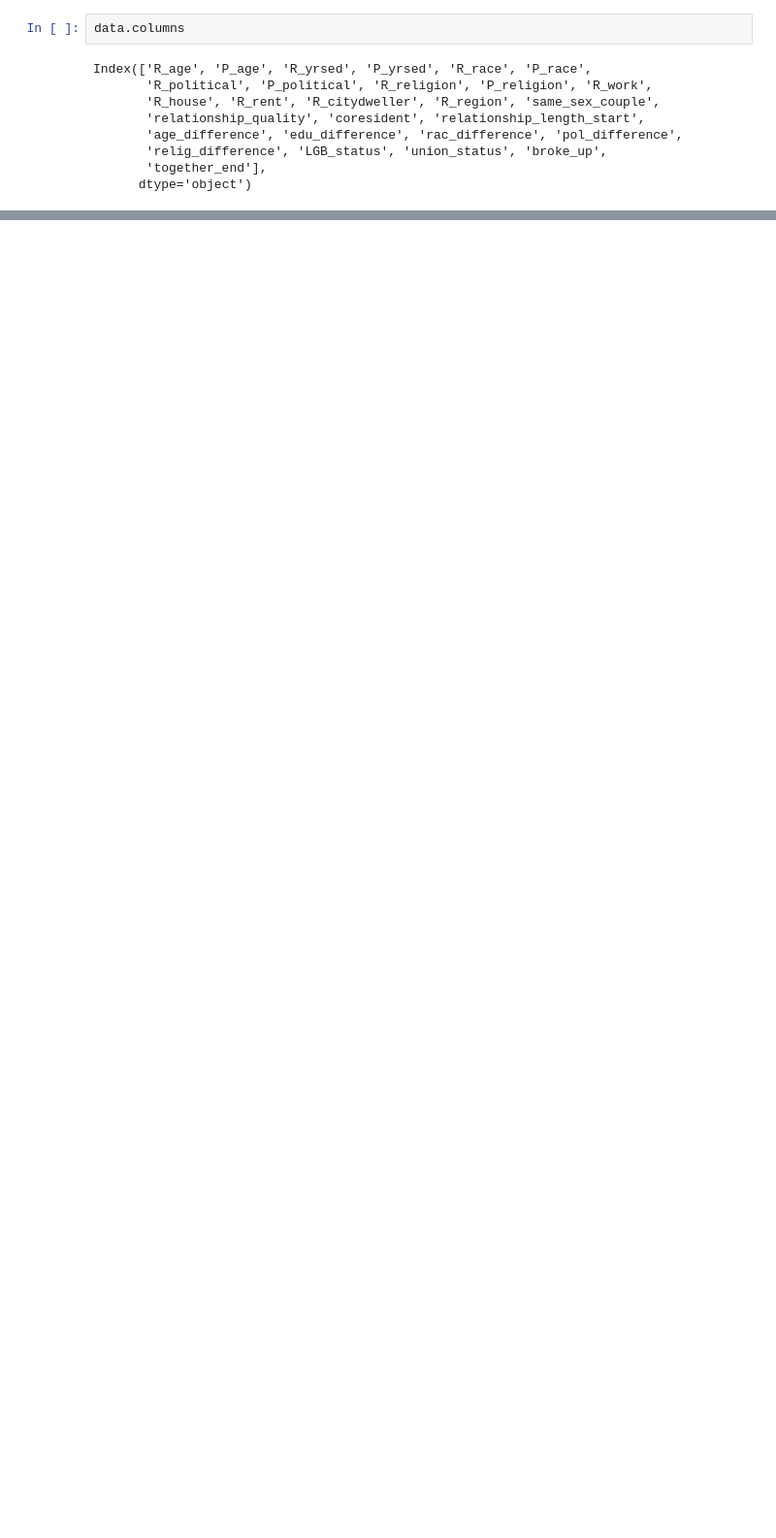
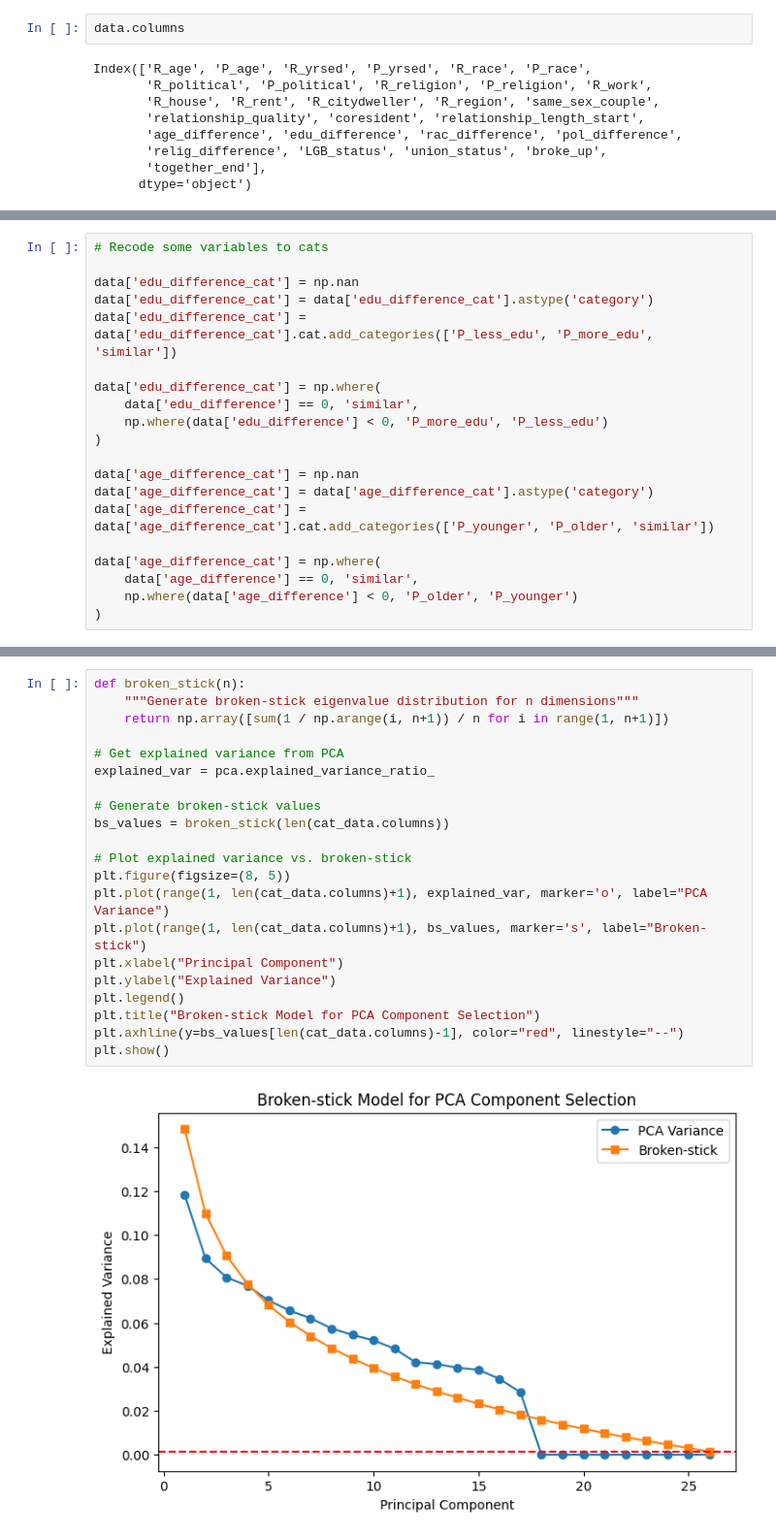
Before and after one commit to kvnpotter/HCMST, a Jupyter notebook: clustering_couples.ipynb, the cells around one changed output, grey strips where cells are left out. Shown at 97% size. Drawn from its saved outputs; the diff is of its cells as text; blank space fills up the shorter version.

```diff
--- a/clustering_couples.ipynb
+++ b/clustering_couples.ipynb
@@ -582,0 +693,20 @@ AttributeError: module 'umap' has no attribute 'UMAP'
+# %%
+# Recode some variables to cats
+
+data['edu_difference_cat'] = np.nan
+data['edu_difference_cat'] = data['edu_difference_cat'].astype('category')
+data['edu_difference_cat'] = data['edu_difference_cat'].cat.add_categories(['P_less_edu', 'P_more_edu', 'similar'])
+
+data['edu_difference_cat'] = np.where(
+    data['edu_difference'] == 0, 'similar',
+    np.where(data['edu_difference'] < 0, 'P_more_edu', 'P_less_edu')
+)
+
+data['age_difference_cat'] = np.nan
+data['age_difference_cat'] = data['age_difference_cat'].astype('category')
+data['age_difference_cat'] = data['age_difference_cat'].cat.add_categories(['P_younger', 'P_older', 'similar'])
+
+data['age_difference_cat'] = np.where(
+    data['age_difference'] == 0, 'similar',
+    np.where(data['age_difference'] < 0, 'P_older', 'P_younger')
+)
@@ -582,0 +756,23 @@ AttributeError: module 'umap' has no attribute 'UMAP'
+# %%
+def broken_stick(n):
+    """Generate broken-stick eigenvalue distribution for n dimensions"""
+    return np.array([sum(1 / np.arange(i, n+1)) / n for i in range(1, n+1)])
+
+# Get explained variance from PCA
+explained_var = pca.explained_variance_ratio_
+
+# Generate broken-stick values
+bs_values = broken_stick(len(cat_data.columns))
+
+# Plot explained variance vs. broken-stick
+plt.figure(figsize=(8, 5))
+plt.plot(range(1, len(cat_data.columns)+1), explained_var, marker='o', label="PCA Variance")
+plt.plot(range(1, len(cat_data.columns)+1), bs_values, marker='s', label="Broken-stick")
+plt.xlabel("Principal Component")
+plt.ylabel("Explained Variance")
+plt.legend()
+plt.title("Broken-stick Model for PCA Component Selection")
+plt.axhline(y=bs_values[len(cat_data.columns)-1], color="red", linestyle="--")
+plt.show()
+# %% [output]
+[figure, added]
```
Also changed, not shown: parts of 54 cells of this notebook, 3 other files.
